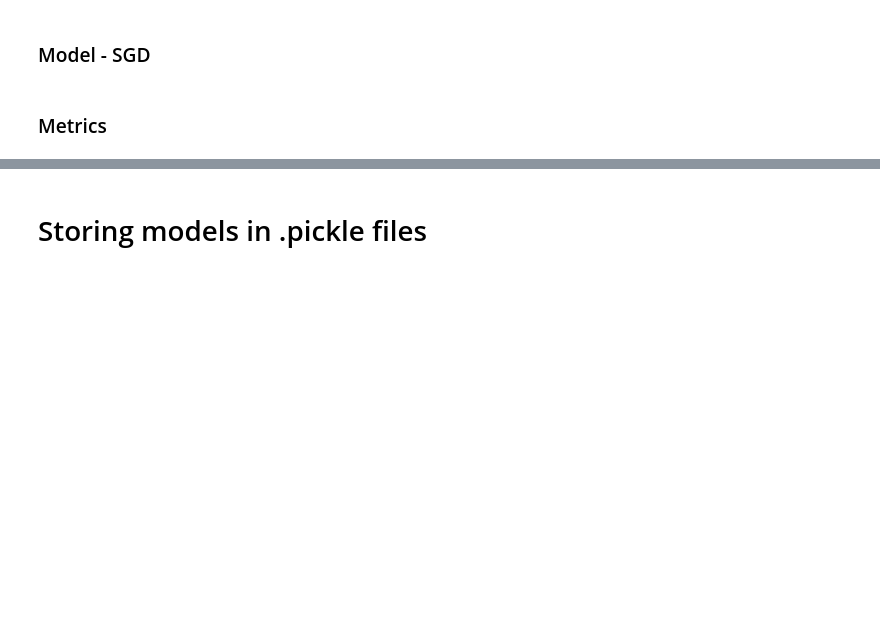
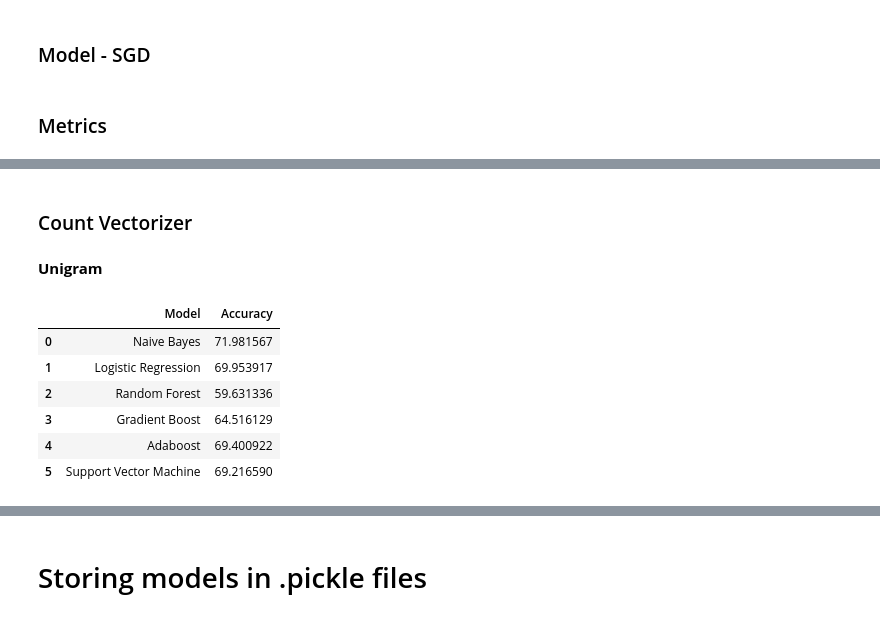
Before and after one commit to paulinaczheng/twitter_flu_tracking, a Jupyter notebook: MVP Pipeline Overview.ipynb, the cells around one changed output, grey strips where cells are left out. Drawn from its saved outputs; the diff is of its cells as text; code cells hidden in the pictures; blank space fills up the shorter version.

```diff
--- a/MVP Pipeline Overview.ipynb
+++ b/MVP Pipeline Overview.ipynb
@@ -539,2 +539,0 @@ plot_accuracy('mlp_sgd_loss.pkl')
-# %%
-def classifier_performance(vectorizer)
@@ -550,0 +584,14 @@ metrics_df.to_csv('metrics_df.csv')
+# %% [markdown]
+### Count Vectorizer
+# %% [markdown]
+**Unigram**
+# %%
+classifier_performance(countvec, train_data, test_data, y_test)
+# %% [output]
+|  | Model | Accuracy |
+| 0 | Naive Bayes | 71.981567 |
+| 1 | Logistic Regression | 69.953917 |
+| 2 | Random Forest | 59.631336 |
+| 3 | Gradient Boost | 64.516129 |
+| 4 | Adaboost | 69.400922 |
+| 5 | Support Vector Machine | 69.216590 |
```
Also changed, not shown: parts of 26 cells of this notebook, 1 other file.
